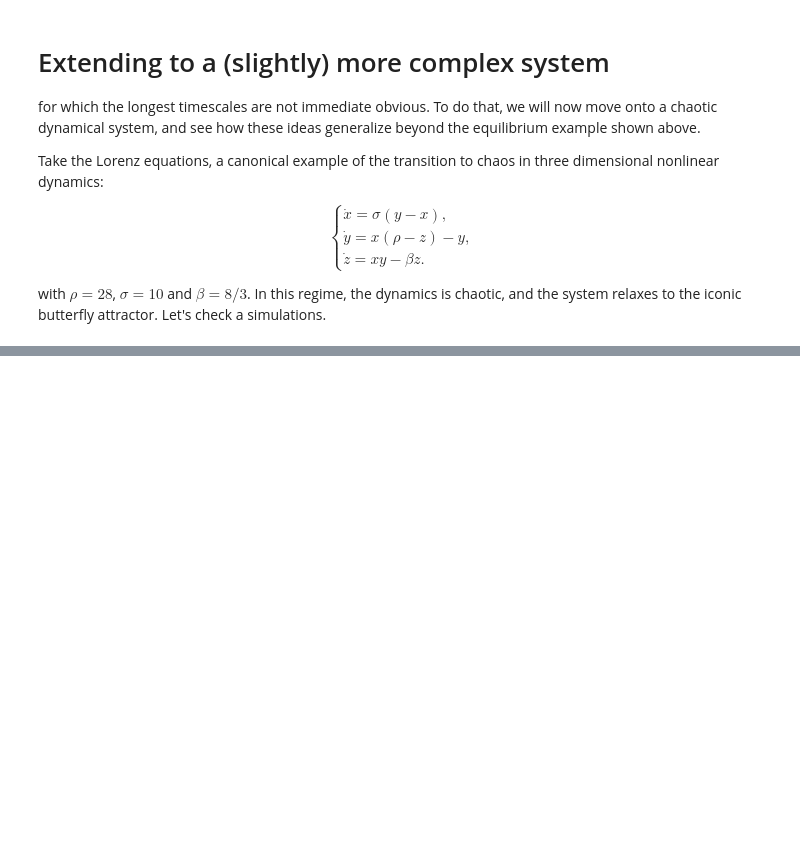
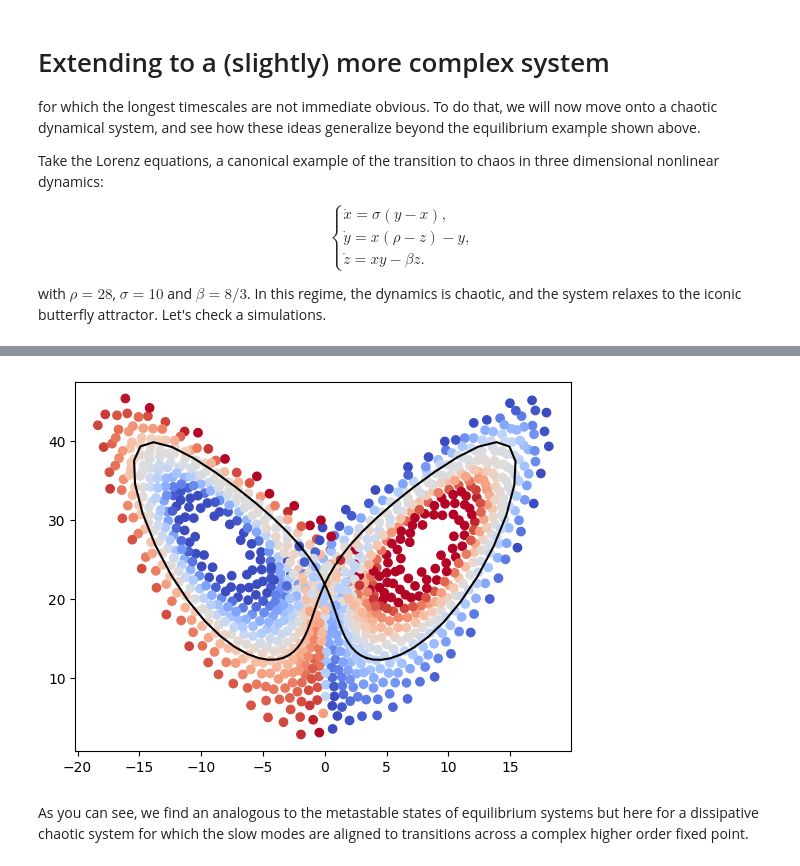
Before and after one commit to AntonioCCosta/DPG_PhysicsBehavior_2026, a Jupyter notebook: notebooks/notebook_3.ipynb, the cells around one changed output, grey strips where cells are left out. Cells and saved outputs as stored; diff of their text form; code cells hidden in the pictures; blank space fills up the shorter version.

```diff
--- a/notebooks/notebook_3.ipynb
+++ b/notebooks/notebook_3.ipynb
@@ -113,0 +143,9 @@ $$
+# %%
+plt.plot(tseries[t0:tf+2,0],tseries[t0:tf+2,2],c='k')
+plt.scatter(centers[:,0],centers[:,2],c=phi2_emp,cmap='coolwarm',vmax=0.05,vmin=-0.05)
+
+plt.show()
+# %% [output]
+[figure, added]
+# %% [markdown]
+As you can see, we find an analogous to the metastable states of equilibrium systems but here for a dissipative chaotic system for which the slow modes are aligned to transitions across a complex higher order fixed point.
```
Also changed, not shown: parts of 11 cells of this notebook.
